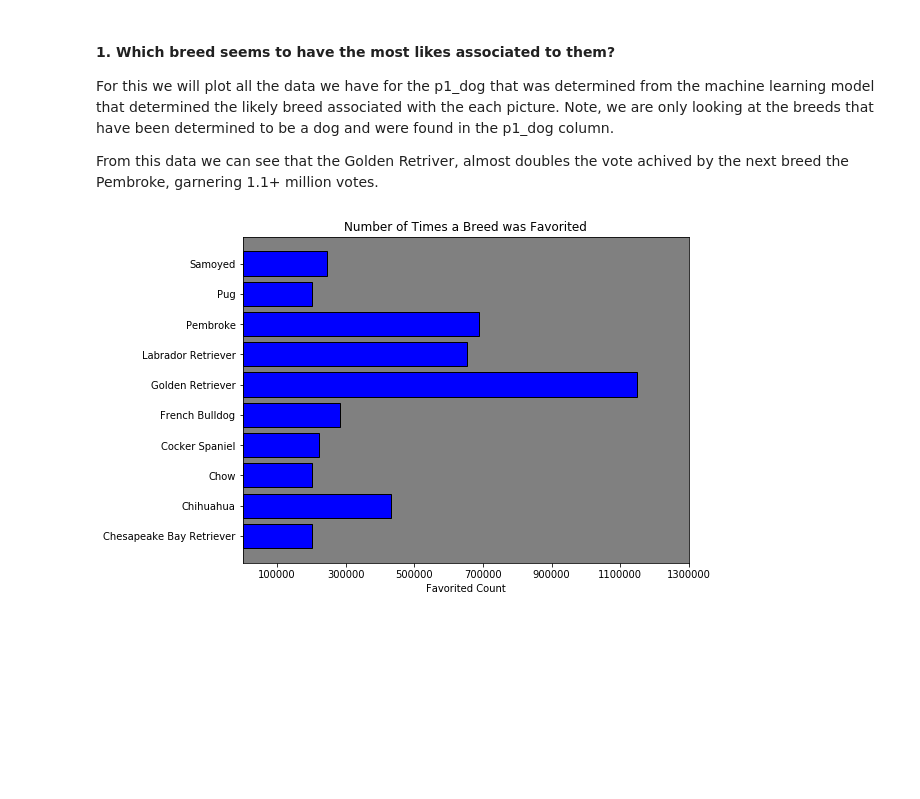
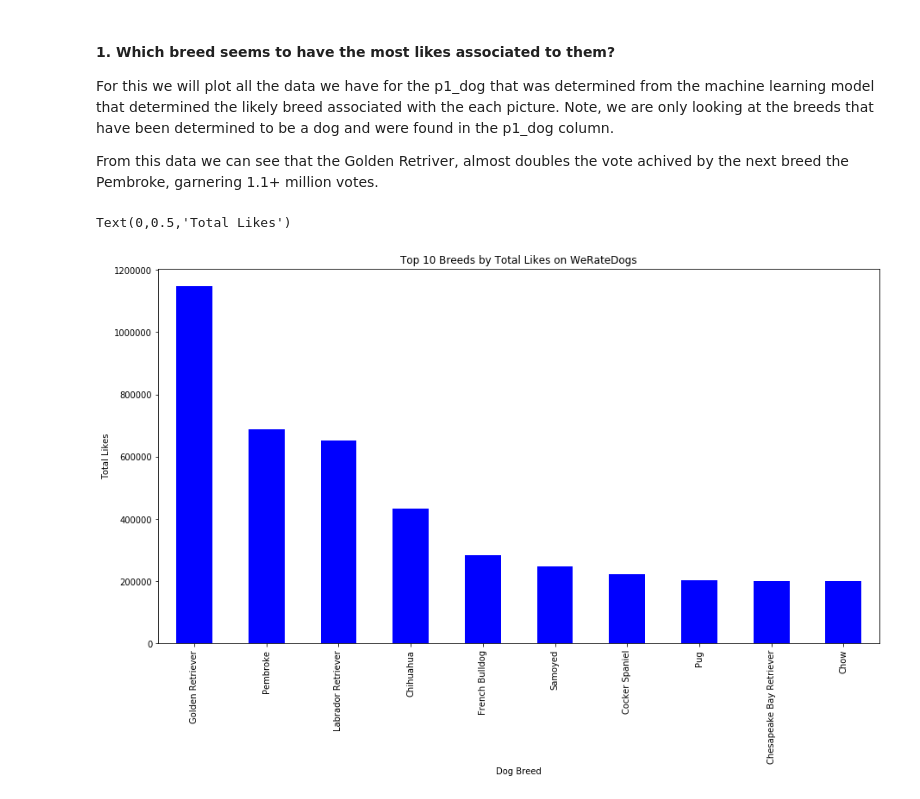
Before and after one commit to pdxcardinal78/DAND_4_Project, a Jupyter notebook: wrangle_act.ipynb, the cells around one changed output. Saved outputs shown, nothing was run; the diff lists cells and outputs as text; code cells hidden in the pictures; blank space fills up the shorter version.

```diff
--- a/wrangle_act.ipynb
+++ b/wrangle_act.ipynb
@@ -643,21 +631,18 @@ import seaborn as sns
 For this we will plot all the data we have for the p1_dog that was determined from the machine learning model that determined the likely breed associated with the each picture. Note, we are only looking at the breeds that have been determined to be a dog and were found in the p1_dog column.
 
 From this data we can see that the Golden Retriver, almost doubles the vote achived by the next breed the Pembroke, garnering 1.1+ million votes.
-# %%
-# Find the favorite breed by the number of favorite counts each breed has.
-
-df_breed = df_master.groupby('p1')['favorite_count'].sum().reset_index()
-df_sorted = df_breed.sort_values('favorite_count', ascending=False).head(10)
-sor_fav = df_sorted['favorite_count']
-sor_breed = df_sorted['p1']
-
-fig, ax = plt.subplots(figsize=(8,6))
-fav = plt.barh(sor_breed, sor_fav, color = 'blue', edgecolor = ['Black']*len(sor_breed), )
-ax.set_facecolor('grey')
-plt.xlabel('Favorited Count')
-plt.title('Number of Times a Breed was Favorited')
-plt.xticks(np.arange(100000, 1400000, 200000))
-plt.show();
-# %% [output]
-[figure, removed]
+# %%
+# Create a df where breed count is >= 10
+breed_count = df_master['p1'].value_counts()
+df_scores = df_master[df_master['p1'].isin(breed_count[breed_count > 8].index)]
+# Plot Data
+fig = plt.figure(figsize=(15,8))
+df_breed_likes = df_scores.groupby('p1')['favorite_count'].sum()
+df_breed_likes.sort_values(ascending=False).nlargest(10).plot(kind='bar', color='blue')
+plt.title("Top 10 Breeds by Total Likes on WeRateDogs")
+plt.xlabel("Dog Breed")
+plt.ylabel("Total Likes")
+# %% [output]
+Text(0,0.5,'Total Likes')
+[figure, added]
 # %% [markdown]
```
Also changed, not shown: parts of 19 cells of this notebook, 2 other files.
